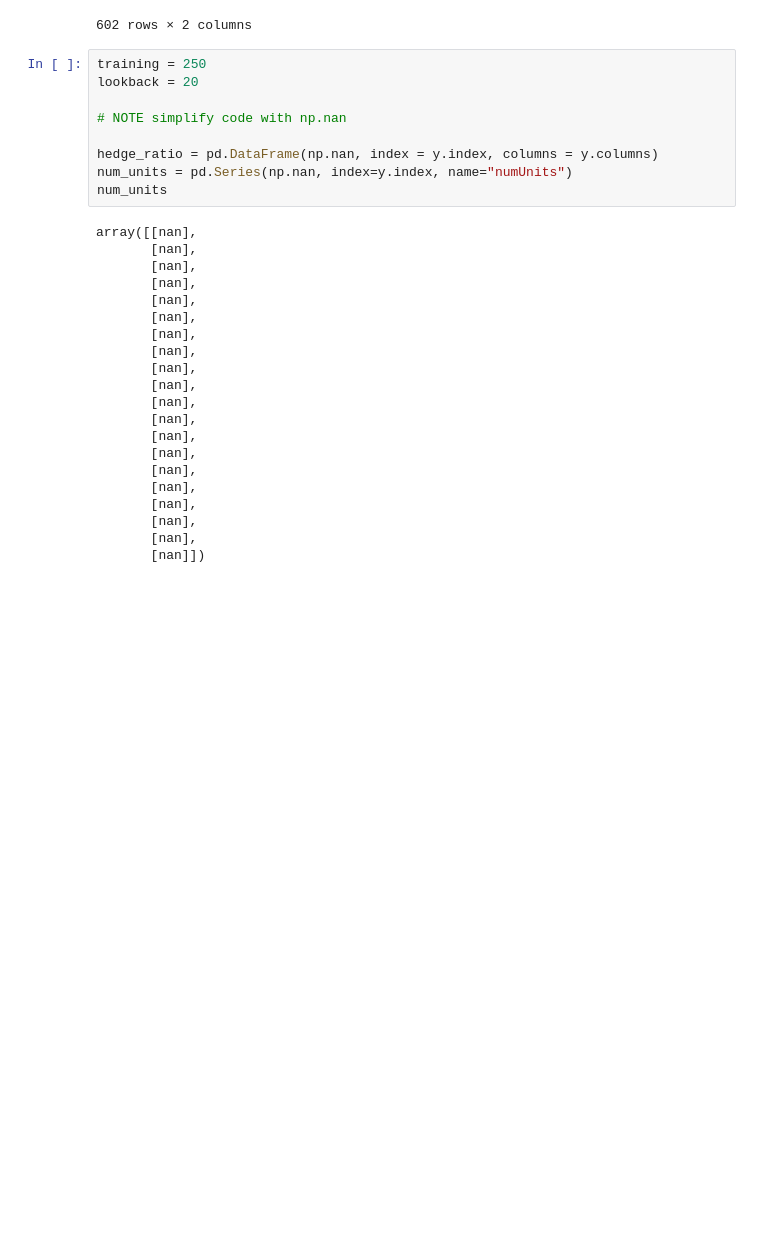
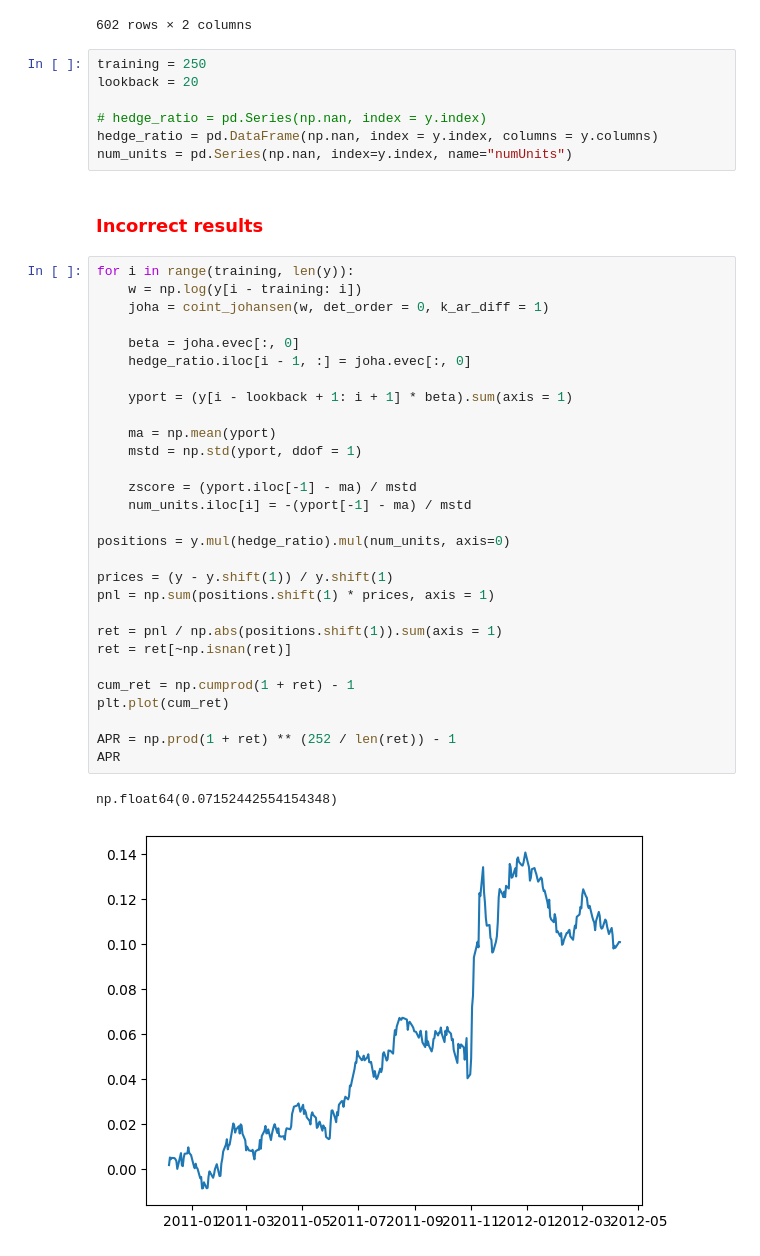
Before and after one commit to RipaltaOriol/Momentum, a Jupyter notebook: mean_reversion/currencies.ipynb, the cells around one changed output. Cells and saved outputs as stored; diff of their text form; blank space fills up the shorter version.

```diff
--- a/mean_reversion/currencies.ipynb
+++ b/mean_reversion/currencies.ipynb
@@ -36,29 +42,40 @@ y
 training = 250
 lookback = 20
 
-# NOTE simplify code with np.nan
-
+# hedge_ratio = pd.Series(np.nan, index = y.index)
 hedge_ratio = pd.DataFrame(np.nan, index = y.index, columns = y.columns)
 num_units = pd.Series(np.nan, index=y.index, name="numUnits")
-num_units
-# %% [output]
-array([[nan],
-       [nan],
-       [nan],
-       [nan],
-       [nan],
-       [nan],
-       [nan],
-       [nan],
-       [nan],
-       [nan],
-       [nan],
-       [nan],
-       [nan],
-       [nan],
-       [nan],
-       [nan],
-       [nan],
-       [nan],
-       [nan],
-       [nan]])
+# %% [markdown]
+<h3 style="color:red">Incorrect results</h1>
+# %%
+for i in range(training, len(y)):
+    w = np.log(y[i - training: i])
+    joha = coint_johansen(w, det_order = 0, k_ar_diff = 1)
+
+    beta = joha.evec[:, 0]
+    hedge_ratio.iloc[i - 1, :] = joha.evec[:, 0]
+
+    yport = (y[i - lookback + 1: i + 1] * beta).sum(axis = 1)
+
+    ma = np.mean(yport)
+    mstd = np.std(yport, ddof = 1)
+
+    zscore = (yport.iloc[-1] - ma) / mstd
+    num_units.iloc[i] = -(yport[-1] - ma) / mstd
+
+positions = y.mul(hedge_ratio).mul(num_units, axis=0)
+
+prices = (y - y.shift(1)) / y.shift(1)
+pnl = np.sum(positions.shift(1) * prices, axis = 1)
+
+ret = pnl / np.abs(positions.shift(1)).sum(axis = 1)
+ret = ret[~np.isnan(ret)]
+
+cum_ret = np.cumprod(1 + ret) - 1
+plt.plot(cum_ret)
+
+APR = np.prod(1 + ret) ** (252 / len(ret)) - 1
+APR
+# %% [output]
+np.float64(0.07152442554154348)
+[figure, added]
```
Also changed, not shown: parts of 6 cells of this notebook, 2 other files.
